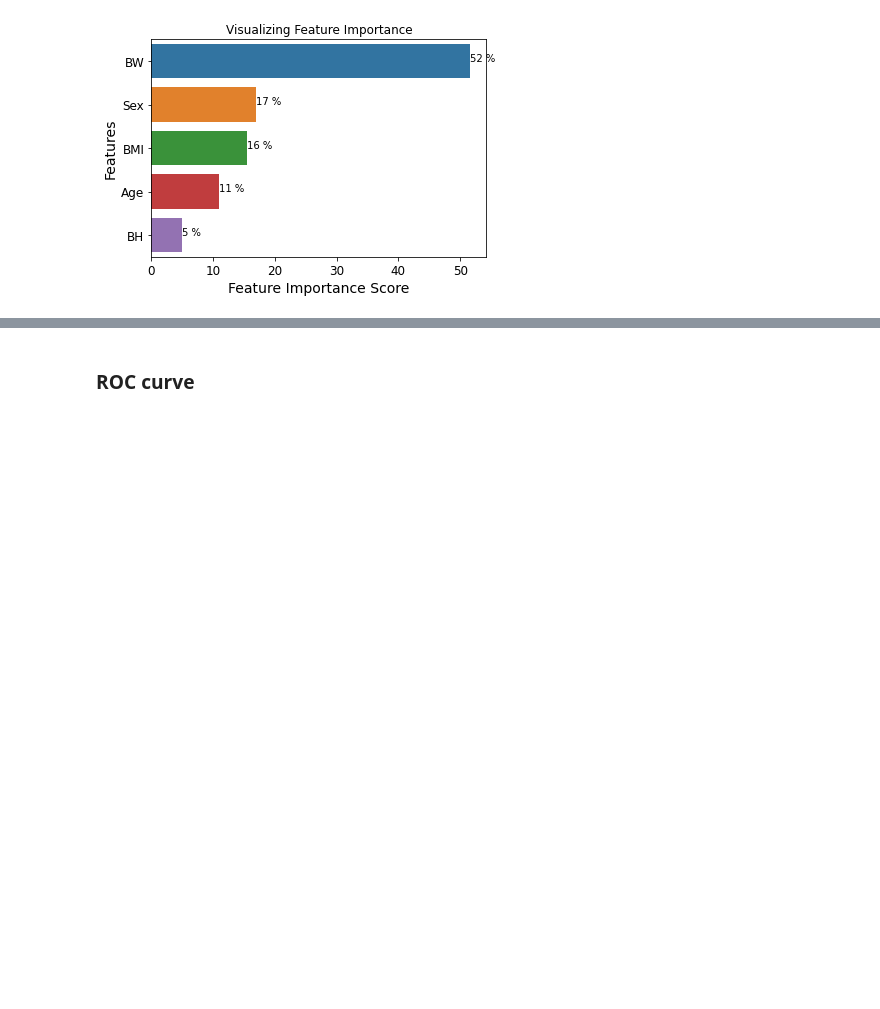
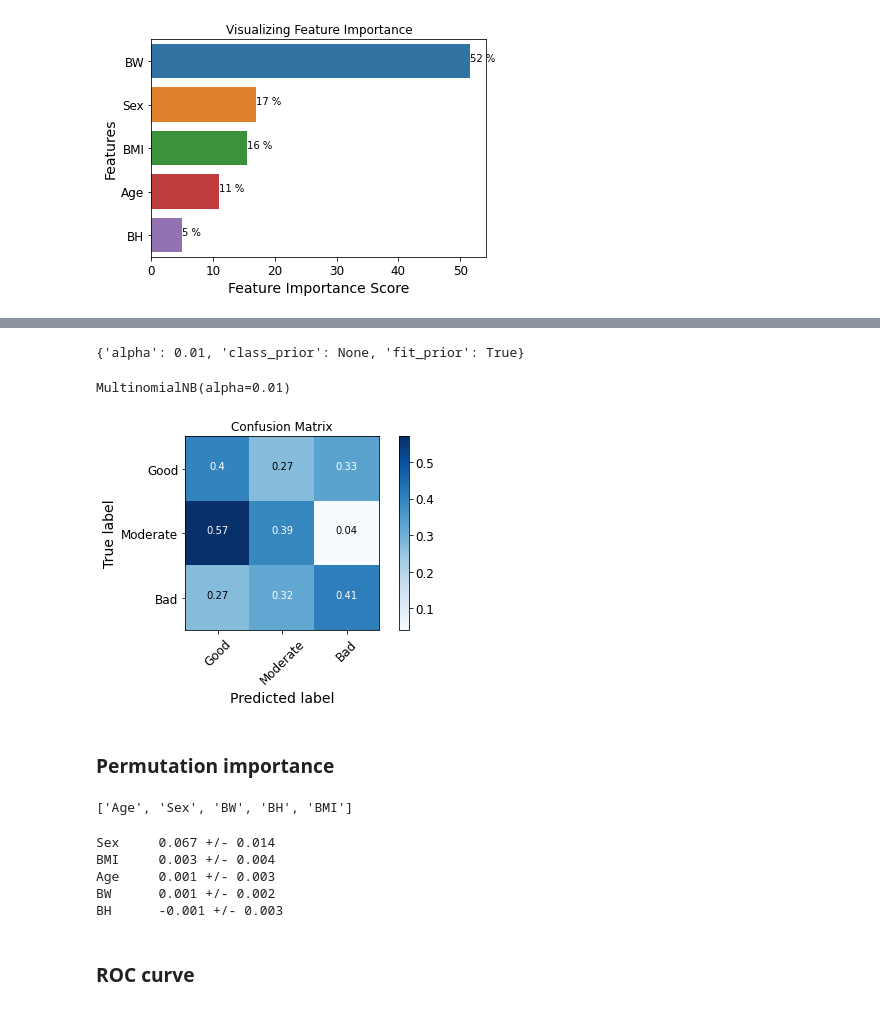
Before and after one commit to BojanMakivic/Predicting-fitness-level-of-cancer-survivors, a Jupyter notebook: Classification models.ipynb, the cells around one changed output, grey strips where cells are left out. Cells and saved outputs as stored; diff of their text form; code cells hidden in the pictures; blank space fills up the shorter version.

```diff
--- a/Classification models.ipynb
+++ b/Classification models.ipynb
@@ -629,9 +638,9 @@ for k in range(2,93):
     X_test = test_set.drop("Level", axis=1)
     y_test = test_set["Level"].copy()
     X_test_prepared = pipeline.fit_transform(X_test)
-    sm = SMOTENC(random_state=42, categorical_features=[2, 1], k_neighbors=k, n_jobs=-1)
+    sm = SMOTENC(random_state=42, categorical_features=[1, 1], k_neighbors=k, n_jobs=-1)
     train_prepared, train_labels = sm.fit_resample(train_prepared, train_labels)
-    sm = SMOTENC(random_state=42, categorical_features=[2, 1], k_neighbors=i, n_jobs=-1)
+    sm = SMOTENC(random_state=42, categorical_features=[1, 1], k_neighbors=i, n_jobs=-1)
     X_test_prepared, y_test = sm.fit_resample(X_test_prepared, y_test)
     forest_clf = RandomForestClassifier(n_estimators=300, max_leaf_nodes=150, n_jobs=-1,random_state=42,
                                     bootstrap= True, ccp_alpha = 0.0, criterion = 'entropy', min_impurity_decrease = 0.0,
@@ -837,0 +918,8 @@ plt.show()
+# %%
+Z, q = X_test_prepared, y_test
+print('Original dataset shape %s' % Counter(q))
+
+sm = SMOTENC(random_state=42, categorical_features=[2, 1], k_neighbors=17, n_jobs=-1)
+
+X_test_prepared, y_test = sm.fit_resample(X_test_prepared, y_test)
+print('Resampled dataset shape %s' % Counter(y_test))
@@ -837,0 +929,5 @@ plt.show()
+# %%
+from sklearn.naive_bayes import MultinomialNB
+
+bayes_clf = MultinomialNB(alpha=0.01)
+bayes_clf.fit(train_prepared, train_labels)
@@ -837,0 +936,2 @@ plt.show()
+# %%
+final_predictions = bayes_clf.predict(X_test_prepared)
@@ -838,3 +995,62 @@ plt.show()
+# %%
+grid_search_rf.best_params_
+# %% [output]
+{'alpha': 0.01, 'class_prior': None, 'fit_prior': True}
+# %%
+grid_search_rf.best_estimator_
+# %% [output]
+MultinomialNB(alpha=0.01)
+# %%
+from sklearn.metrics import confusion_matrix
+import itertools
+import numpy as np
+
+
+classes = [1, 2, 3]
+cm = confusion_matrix(final_predictions, y_test, labels =classes, normalize='true')
+cm = np.around(cm, decimals=2)
+plt.imshow(cm, interpolation='nearest', cmap=plt.cm.Blues)
+plt.title('Confusion Matrix')
+plt.colorbar()
+
+classes_name = ["Good", "Moderate", "Bad"]
+tick_marks = np.arange(len(classes_name))
+plt.xticks(tick_marks, classes_name, rotation=45)
+plt.yticks(tick_marks, classes_name)
+
+thresh = cm.max() / 2.
+for i, j in itertools.product(range(cm.shape[0]), range(cm.shape[1])):
+    plt.text(j, i, cm[i, j],
+             horizontalalignment="center",
+             color="white" if cm[i, j] > thresh else "black")
+
+plt.tight_layout()
+plt.ylabel('True label')
+plt.xlabel('Predicted label')
+plt.show()
+# %% [output]
+[figure, added]
+# %% [markdown]
+### Permutation importance
+# %%
+feature_names = list(train_set.columns)
+feature_names
+# %% [output]
+['Age', 'Sex', 'BW', 'BH', 'BMI']
+# %%
+from sklearn.inspection import permutation_importance
+r = permutation_importance(bayes_clf, X_test_prepared, y_test, n_repeats=10, random_state=42, n_jobs=2)
+for i in r.importances_mean.argsort()[::-1]:
+  if r.importances_mean[i] - 2 * r.importances_std[i] > -1:
+    print(f"{feature_names[i]:<8}"
+          f"{r.importances_mean[i]:.3f}"
+          f" +/- {r.importances_std[i]:.3f}")
+# %% [output]
+Sex     0.067 +/- 0.014
+BMI     0.003 +/- 0.004
+Age     0.001 +/- 0.003
+BW      0.001 +/- 0.002
+BH      -0.001 +/- 0.003
 # %% [markdown]
 ### ROC curve
 # %%
```
Also changed, not shown: parts of 18 cells of this notebook.
